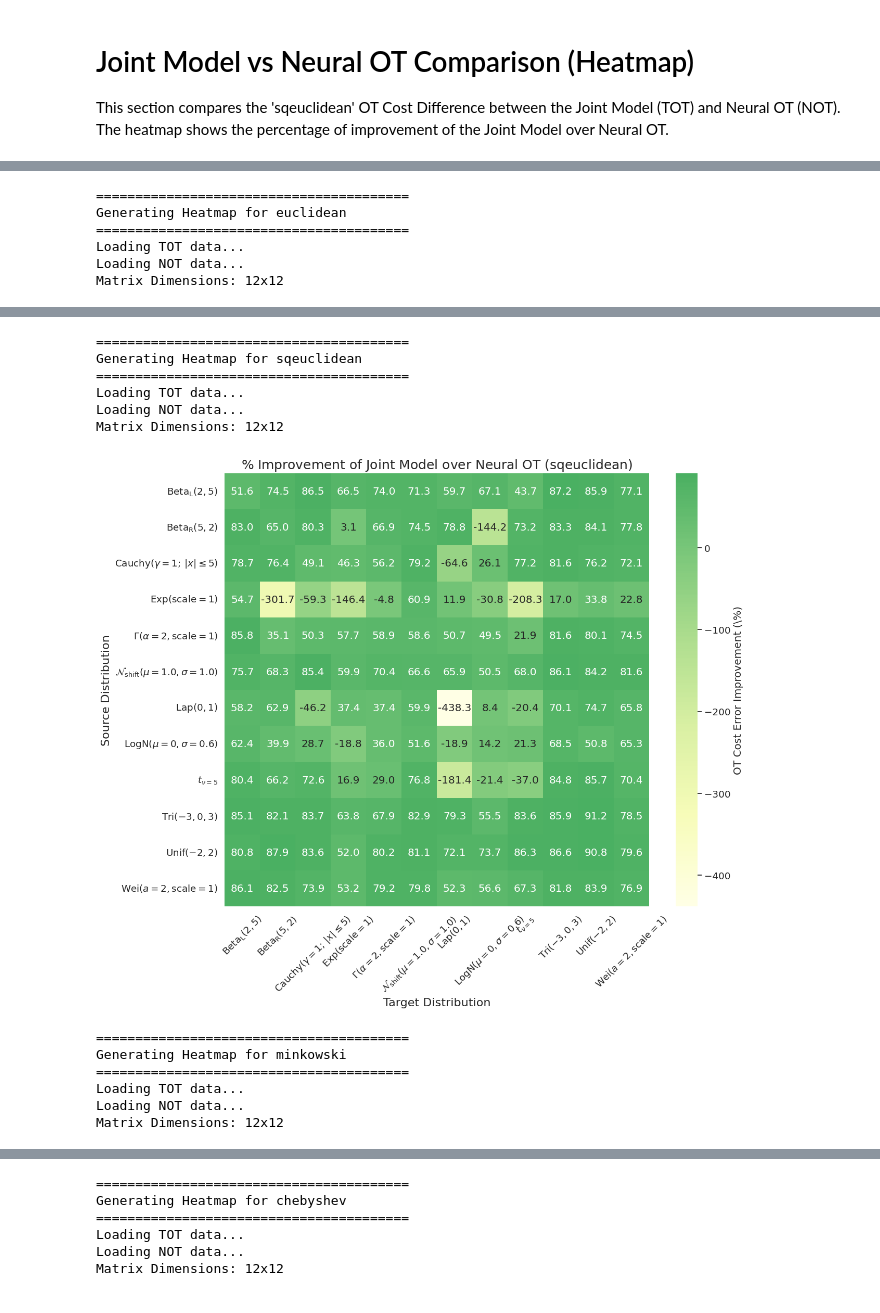
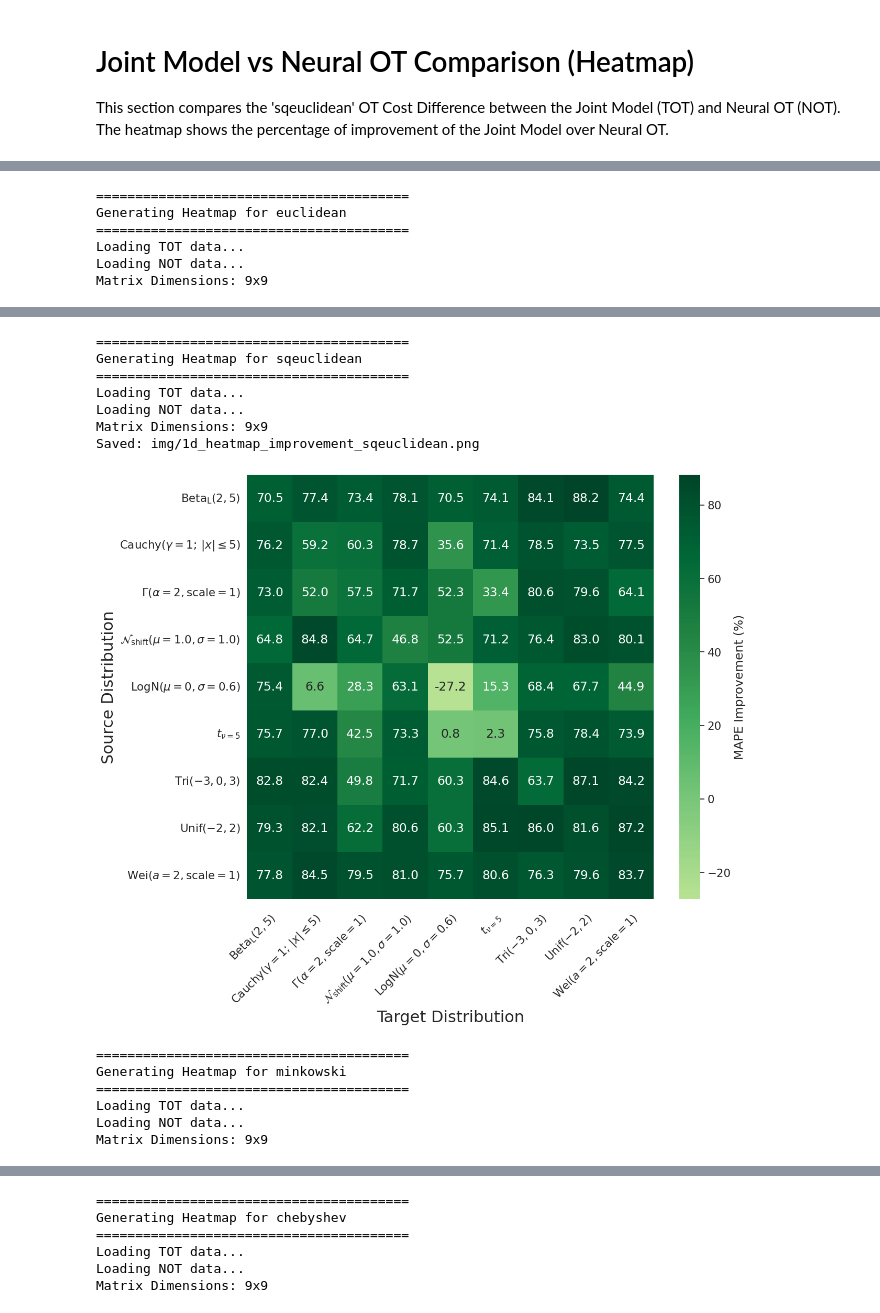
Before and after one commit to vsingh-group/TOR-OT, a Jupyter notebook: TF4OT/evals/plots/comparison_box_plots_1d.ipynb, the cells around one changed output, grey strips where cells are left out. Drawn from its saved outputs; the diff is of its cells as text; code cells hidden in the pictures.

```diff
--- a/TF4OT/evals/plots/comparison_box_plots_1d.ipynb
+++ b/TF4OT/evals/plots/comparison_box_plots_1d.ipynb
@@ -165,7 +166,8 @@ for perf_metric in PERFORMANCE_METRICS:
     xtick_labels = [METRIC_LABELS.get(m, m) for m in valid_metrics]
     ax.set_xticklabels(xtick_labels, rotation=0, ha='center', fontsize=22)
 
-    ax.set_title(f'OOD comparison: {perf_metric} across cost types', fontsize=24)
+    #ax.set_title(f'OOD comparison: {perf_metric} across cost types', fontsize=24)
+    #ax.set_title(f'Run Time across cost types', fontsize=24)
     ax.set_ylabel(perf_metric, fontsize=22)
     ax.grid(True, linestyle='--', alpha=0.7)
 
@@ -179,6 +181,13 @@ for perf_metric in PERFORMANCE_METRICS:
     ax.legend(handles=legend_elements, loc='upper right', fontsize=15)
 
     plt.tight_layout()
+    # Save only selected metrics
+    if perf_metric in ['MAPE', 'Run Time (Seconds)']:
+        # make a filesystem-safe name like: testset_mape.png, testset_run_time_seconds.png
+        safe_metric = re.sub(r'[^a-z0-9]+', '_', perf_metric.lower()).strip('_')
+        out_png = f"img/1d_ood_{safe_metric}.png"
+        plt.savefig(out_png, bbox_inches='tight', dpi=300)
+        print(f"Saved: {out_png}")
     plt.show()
 # %% [output]
 Loading data for metric: cityblock...
@@ -355,7 +366,7 @@ for perf_metric in PERFORMANCE_METRICS:
     ax.set_xticklabels(xtick_labels, rotation=0, ha='center', fontsize=22)
 
     # Title and Grid
-    ax.set_title(f'Test Set comparison: {perf_metric} across cost types', fontsize=24)
+    #ax.set_title(f'Test Set comparison: {perf_metric} across cost types', fontsize=24)
     ax.set_ylabel(perf_metric, fontsize=22)
     ax.grid(True, linestyle='--', alpha=0.7)
 
@@ -368,6 +379,13 @@ for perf_metric in PERFORMANCE_METRICS:
     ax.legend(handles=legend_elements, loc='upper right', fontsize=15)
 
     plt.tight_layout()
+    # Save only selected metrics
+    if perf_metric in ['MAPE', 'Run Time (Seconds)']:
+        # make a filesystem-safe name like: testset_mape.png, testset_run_time_seconds.png
+        safe_metric = re.sub(r'[^a-z0-9]+', '_', perf_metric.lower()).strip('_')
+        out_png = f"img/1d_testset_{safe_metric}.png"
+        plt.savefig(out_png, bbox_inches='tight', dpi=300)
+        print(f"Saved: {out_png}")
     plt.show()
 # %% [output]
 ================================================================================
@@ -457,6 +477,13 @@ for metric in METRICS:
     sources = sorted(list(set([item['source'] for item in data_tot])))
     targets = sorted(list(set([item['target'] for item in data_tot])))
 
+    # --------------------------------
+    # Exclude specific distributions
+    # --------------------------------
+    EXCLUDE_DISTS = {"Exponential", "Laplace", "BetaRight", }
+    sources = [s for s in sources if s not in EXCLUDE_DISTS]
+    targets = [t for t in targets if t not in EXCLUDE_DISTS]
+    # --------------------------------
     n_sources = len(sources)
     n_targets = len(targets)
 
@@ -482,8 +509,8 @@ for metric in METRICS:
 
             if item_tot is not None and item_not is not None:
                 # Use: 'otcost_diff', 'mae_sparse', 'mape_sparse', 'hellinger_sparse', 'tv_sparse'
-                val_tot = item_tot.get('tv_sparse', np.nan)
-                val_not = item_not.get('tv_sparse', np.nan)
+                val_tot = item_tot.get('mape_sparse', np.nan)
+                val_not = item_not.get('mape_sparse', np.nan)
 
                 if not np.isnan(val_tot) and not np.isnan(val_not):
                    # % reduction in error
@@ -502,7 +529,7 @@ for metric in METRICS:
     # Plot
     plt.style.use("default")
     plt.figure(figsize=(13, 11))
-    sns.set(font_scale=1.2)
+    sns.set(font_scale=1.4)
 
     xlabels = [tex(t) for t in targets]
     ylabels = [tex(s) for s in sources]
@@ -514,15 +541,25 @@ for metric in METRICS:
         yticklabels=ylabels,
         cmap="YlGn",
         center=0,
-        cbar_kws={'label': r'OT Cost Error Improvement (\%)'}
+        cbar_kws={'label': r'MAPE Improvement (%)'}
     )
 
-    plt.title(rf'$\%%$ Improvement of Joint Model over Neural OT ({metric})', fontsize=18)
-    plt.xlabel("Target Distribution", fontsize=16)
-    plt.ylabel("Source Distribution", fontsize=16)
+    #plt.title(rf'$\%%$ Improvement of ToR-OT (Joint) over Neural OT ({metric})', fontsize=24)
+    plt.xlabel("Target Distribution", fontsize=22)
+    plt.ylabel("Source Distribution", fontsize=22)
     plt.xticks(rotation=45, ha='center')
     plt.yticks(rotation=0)
+        # ---- Improve rotated xtick label spacing ----
+    ax.tick_params(axis="x", which="major", pad=12)          # push labels away from axis
+    plt.setp(ax.get_xticklabels(), rotation=45, ha="right", rotation_mode="anchor")
+    plt.subplots_adjust(bottom=0.22)                         # extra room for rotated labels
     plt.tight_layout()
+    if metric == "sqeuclidean":
+        safe_metric = re.sub(r'[^a-z0-9]+', '_', metric.lower()).strip('_')
+        out_png = f"img/1d_heatmap_improvement_{safe_metric}.png"
+        os.makedirs(os.path.dirname(out_png), exist_ok=True)
+        plt.savefig(out_png, bbox_inches="tight", dpi=300)
+        print(f"Saved: {out_png}")
     plt.show()
 # %% [output]
 ========================================
@@ -537,4 +574,4 @@ Generating Heatmap for euclidean
 ========================================
 Loading TOT data...
 Loading NOT data...
-Matrix Dimensions: 12x12
+Matrix Dimensions: 9x9
@@ -542,13 +579,14 @@ Matrix Dimensions: 12x12
 ========================================
 Generating Heatmap for sqeuclidean
 ========================================
 Loading TOT data...
 Loading NOT data...
-Matrix Dimensions: 12x12
+Matrix Dimensions: 9x9
+Saved: img/1d_heatmap_improvement_sqeuclidean.png
-[figure, old version]
+[figure, new version]
 ========================================
 Generating Heatmap for minkowski
 ========================================
 Loading TOT data...
 Loading NOT data...
-Matrix Dimensions: 12x12
+Matrix Dimensions: 9x9
@@ -558,4 +596,4 @@ Generating Heatmap for chebyshev
 ========================================
 Loading TOT data...
 Loading NOT data...
-Matrix Dimensions: 12x12
+Matrix Dimensions: 9x9
```
Also changed, not shown: parts of 4 cells of this notebook, 3 other files.
